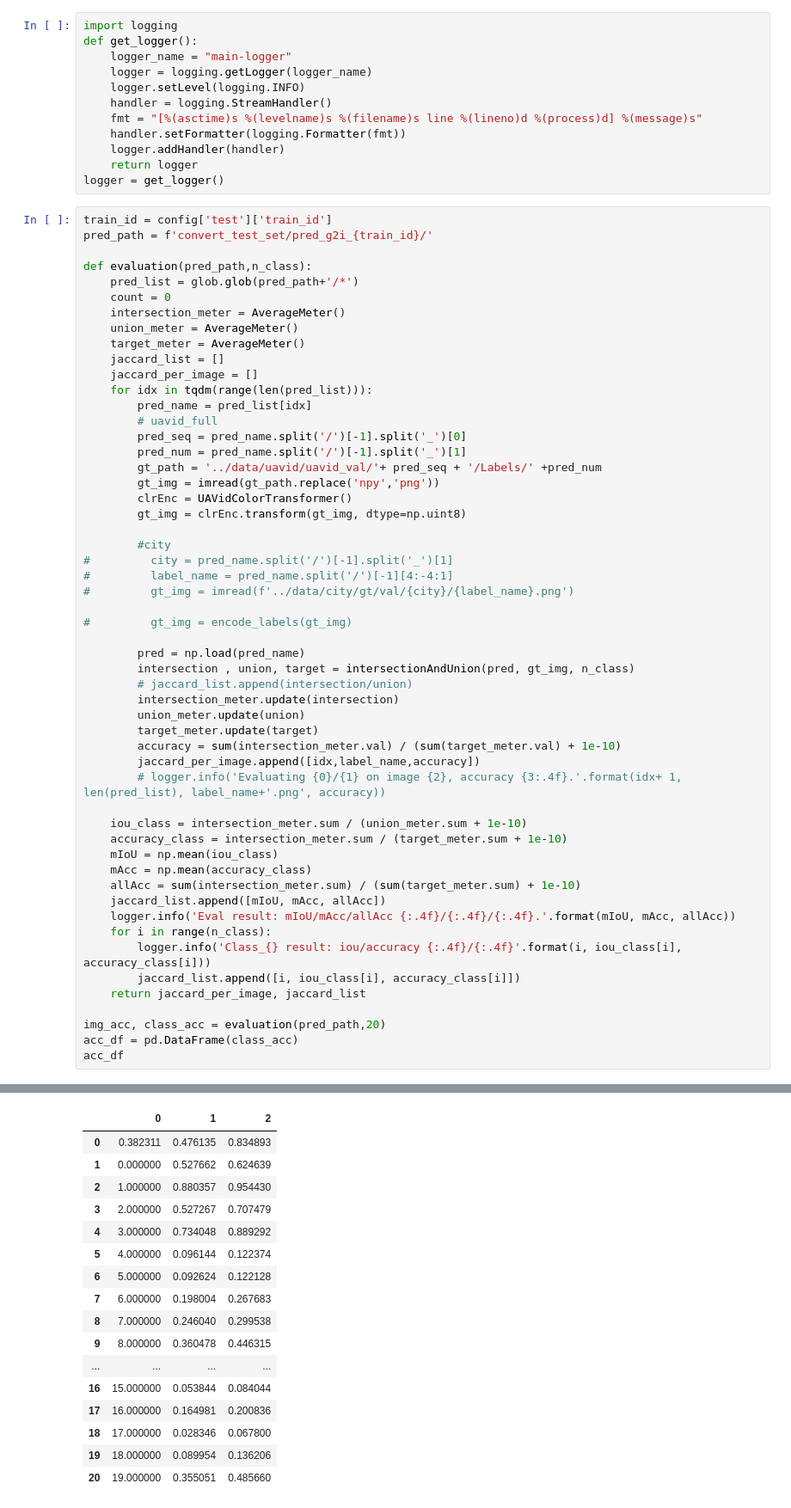
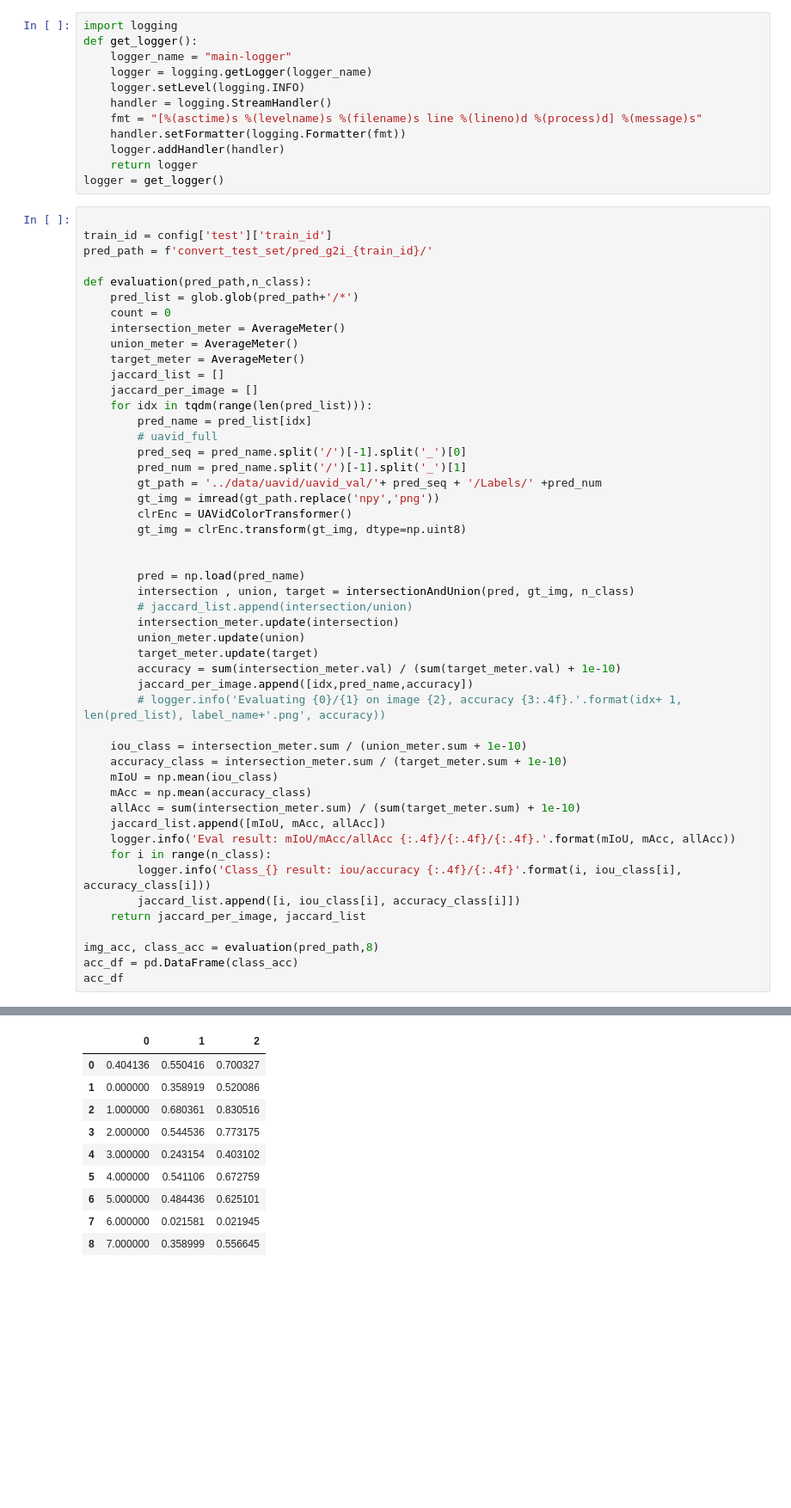
Before and after one commit to HoinJung/SuperpixelGCN-Segmentation, a Jupyter notebook: SGNN/test_eval_uav.ipynb, the cells around one changed output, grey strips where cells are left out. Shown: that part at 86% size. Drawn from its saved outputs; the diff is of its cells as text; blank space fills up the shorter version.

```diff
--- a/SGNN/test_eval_uav.ipynb
+++ b/SGNN/test_eval_uav.ipynb
@@ -253,6 +246,7 @@ def get_logger():
     return logger
 logger = get_logger()
 # %%
+
 train_id = config['test']['train_id']
 pred_path = f'convert_test_set/pred_g2i_{train_id}/'
 
@@ -274,12 +268,6 @@ def evaluation(pred_path,n_class):
         clrEnc = UAVidColorTransformer()
         gt_img = clrEnc.transform(gt_img, dtype=np.uint8)
 
-        #city
-#         city = pred_name.split('/')[-1].split('_')[1]
-#         label_name = pred_name.split('/')[-1][4:-4:1]
-#         gt_img = imread(f'../data/city/gt/val/{city}/{label_name}.png')
-
-#         gt_img = encode_labels(gt_img)
 
         pred = np.load(pred_name)
         intersection , union, target = intersectionAndUnion(pred, gt_img, n_class)
@@ -288,7 +276,7 @@ def evaluation(pred_path,n_class):
         union_meter.update(union)
         target_meter.update(target)
         accuracy = sum(intersection_meter.val) / (sum(target_meter.val) + 1e-10)
-        jaccard_per_image.append([idx,label_name,accuracy])
+        jaccard_per_image.append([idx,pred_name,accuracy])
         # logger.info('Evaluating {0}/{1} on image {2}, accuracy {3:.4f}.'.format(idx+ 1, len(pred_list), label_name+'.png', accuracy))
 
     iou_class = intersection_meter.sum / (union_meter.sum + 1e-10)
@@ -303,7 +291,7 @@ def evaluation(pred_path,n_class):
         jaccard_list.append([i, iou_class[i], accuracy_class[i]])
     return jaccard_per_image, jaccard_list
 
-img_acc, class_acc = evaluation(pred_path,20)
+img_acc, class_acc = evaluation(pred_path,8)
 acc_df = pd.DataFrame(class_acc)
 acc_df
 # %% [output]
@@ -327,17 +307,10 @@ acc_df
 |  | 0 | 1 | 2 |
-| 0 | 0.382311 | 0.476135 | 0.834893 |
-| 1 | 0.000000 | 0.527662 | 0.624639 |
-| 2 | 1.000000 | 0.880357 | 0.954430 |
-| 3 | 2.000000 | 0.527267 | 0.707479 |
-| 4 | 3.000000 | 0.734048 | 0.889292 |
-| 5 | 4.000000 | 0.096144 | 0.122374 |
-| 6 | 5.000000 | 0.092624 | 0.122128 |
-| 7 | 6.000000 | 0.198004 | 0.267683 |
-| 8 | 7.000000 | 0.246040 | 0.299538 |
-| 9 | 8.000000 | 0.360478 | 0.446315 |
-| ... | ... | ... | ... |
-| 16 | 15.000000 | 0.053844 | 0.084044 |
-| 17 | 16.000000 | 0.164981 | 0.200836 |
-| 18 | 17.000000 | 0.028346 | 0.067800 |
-| 19 | 18.000000 | 0.089954 | 0.136206 |
-| 20 | 19.000000 | 0.355051 | 0.485660 |
+| 0 | 0.404136 | 0.550416 | 0.700327 |
+| 1 | 0.000000 | 0.358919 | 0.520086 |
+| 2 | 1.000000 | 0.680361 | 0.830516 |
+| 3 | 2.000000 | 0.544536 | 0.773175 |
+| 4 | 3.000000 | 0.243154 | 0.403102 |
+| 5 | 4.000000 | 0.541106 | 0.672759 |
+| 6 | 5.000000 | 0.484436 | 0.625101 |
+| 7 | 6.000000 | 0.021581 | 0.021945 |
+| 8 | 7.000000 | 0.358999 | 0.556645 |
```
Also changed, not shown: parts of 8 cells of this notebook, 4 other files.
